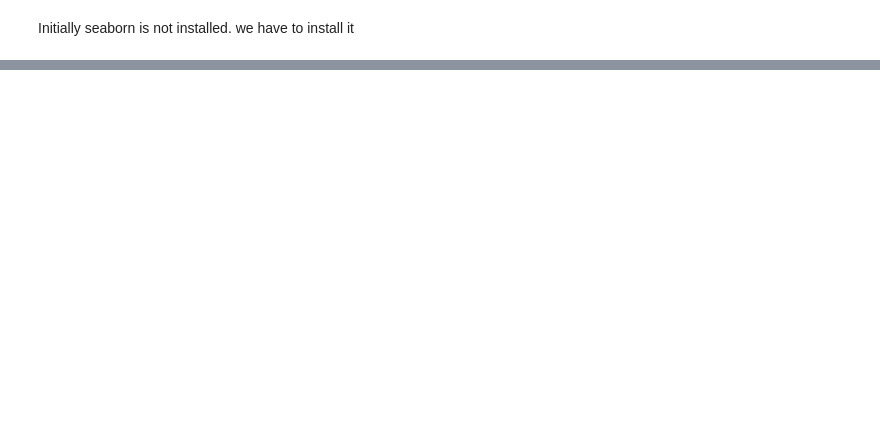
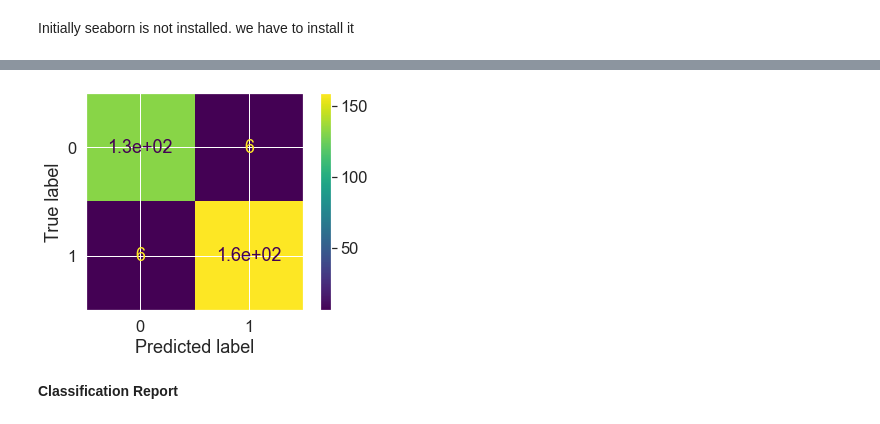
Before and after one commit to Picnic1209/ML-Udemy, a Jupyter notebook: Intro-to-SciKitLearn.ipynb, the cells around one changed output, grey strips where cells are left out. Saved outputs shown, nothing was run; the diff lists cells and outputs as text; code cells hidden in the pictures; blank space fills up the shorter version.

```diff
--- a/Intro-to-SciKitLearn.ipynb
+++ b/Intro-to-SciKitLearn.ipynb
@@ -1245,0 +1269,8 @@ Initially seaborn is not installed. we have to install it
+# %%
+from sklearn.metrics import plot_confusion_matrix
+
+plot_confusion_matrix(clf,X,y);
+# %% [output]
+[figure, added]
+# %% [markdown]
+**Classification Report**
```
Also changed, not shown: parts of 18 cells of this notebook, 2 other files.
